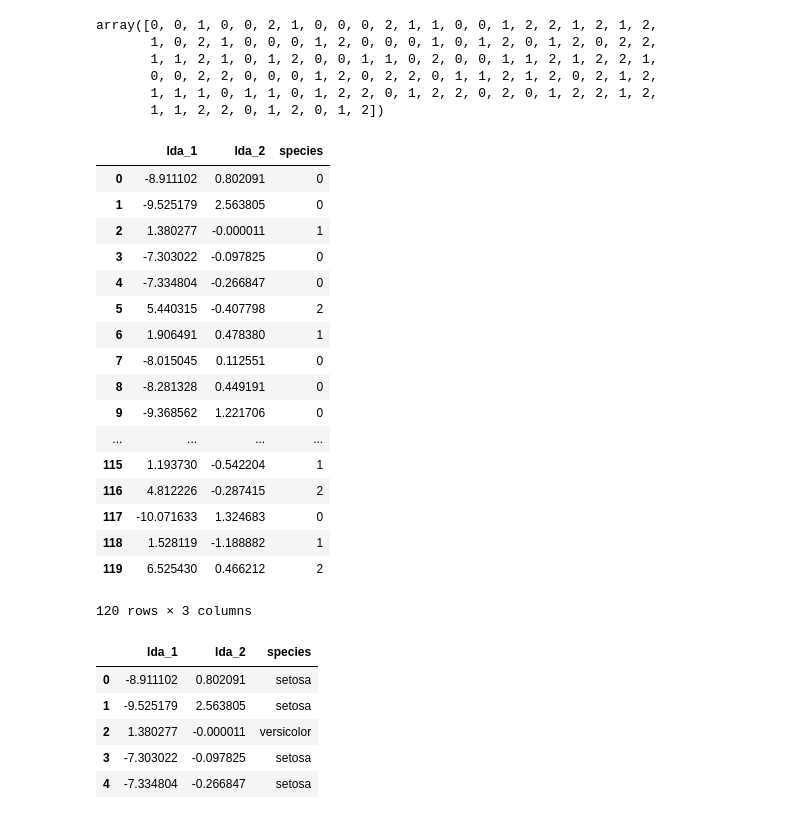
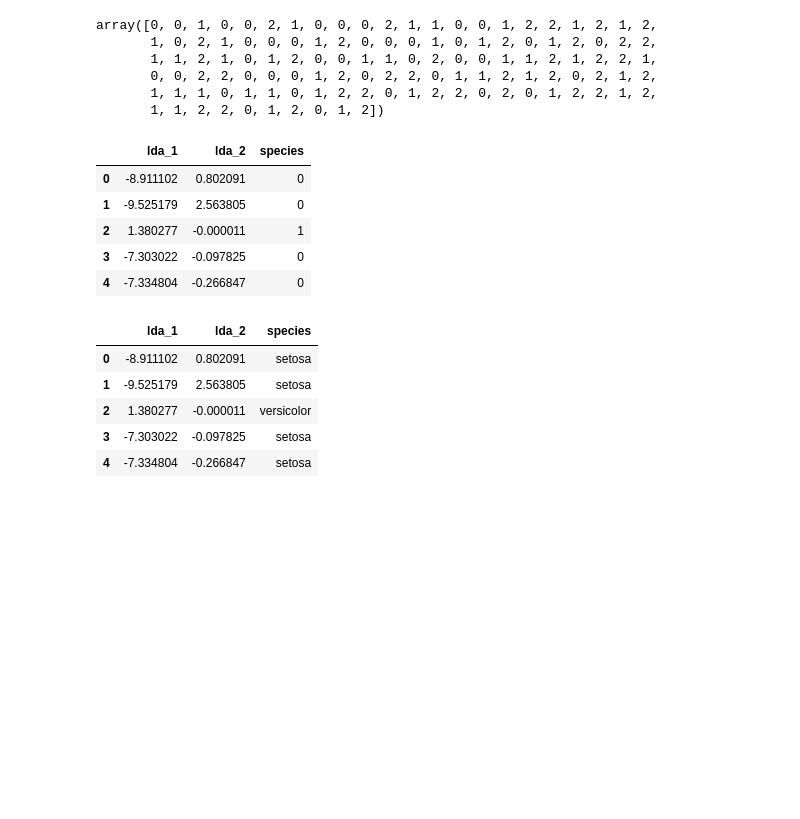
Before and after one commit to robahall/MLAlgoProjects, a Jupyter notebook: notebooks/2.0-rah-iris_classification.ipynb, the cells around one changed output. Saved outputs shown, nothing was run; the diff lists cells and outputs as text; code cells hidden in the pictures; blank space fills up the shorter version.

```diff
--- a/notebooks/2.0-rah-iris_classification.ipynb
+++ b/notebooks/2.0-rah-iris_classification.ipynb
@@ -95,26 +95,14 @@ iris_lda_df = pd.concat([iris_lda_df, pd.DataFrame(y_train)], axis = 1, ignore_i
 # %%
 iris_lda_df.columns = ['lda_1', 'lda_2', 'species']
 # %%
-iris_lda_df
+iris_lda_df.head()
 # %% [output]
 |  | lda_1 | lda_2 | species |
 | 0 | -8.911102 | 0.802091 | 0 |
 | 1 | -9.525179 | 2.563805 | 0 |
 | 2 | 1.380277 | -0.000011 | 1 |
 | 3 | -7.303022 | -0.097825 | 0 |
 | 4 | -7.334804 | -0.266847 | 0 |
-| 5 | 5.440315 | -0.407798 | 2 |
-| 6 | 1.906491 | 0.478380 | 1 |
-| 7 | -8.015045 | 0.112551 | 0 |
-| 8 | -8.281328 | 0.449191 | 0 |
-| 9 | -9.368562 | 1.221706 | 0 |
-| ... | ... | ... | ... |
-| 115 | 1.193730 | -0.542204 | 1 |
-| 116 | 4.812226 | -0.287415 | 2 |
-| 117 | -10.071633 | 1.324683 | 0 |
-| 118 | 1.528119 | -1.188882 | 1 |
-| 119 | 6.525430 | 0.466212 | 2 |
-120 rows × 3 columns
 # %%
 iris_lda_df['species'] = iris_lda_df['species'].map({k:v for (k,v) in enumerate(iris.target_names)})
 # %%
```
Also changed, not shown: parts of 11 cells of this notebook.
